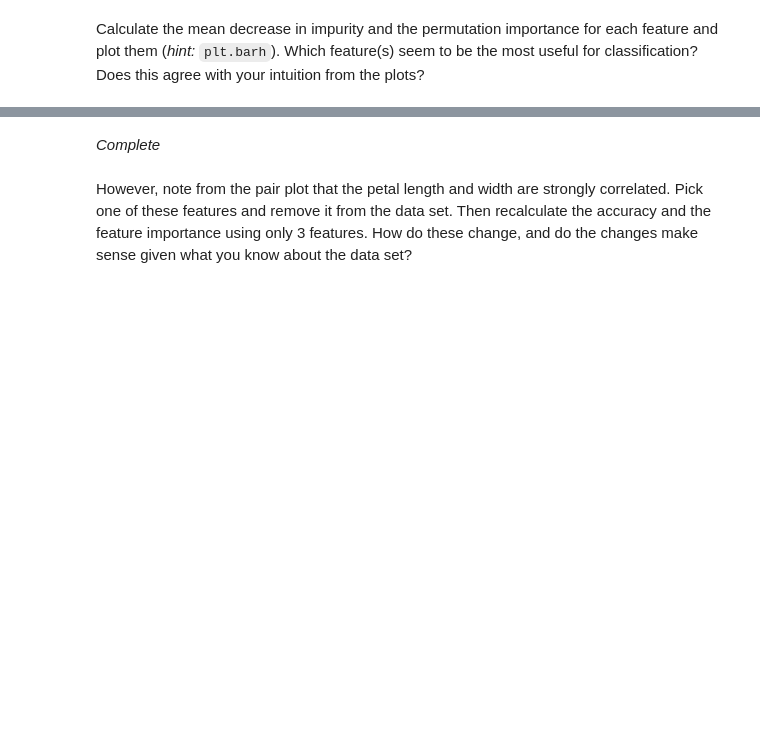
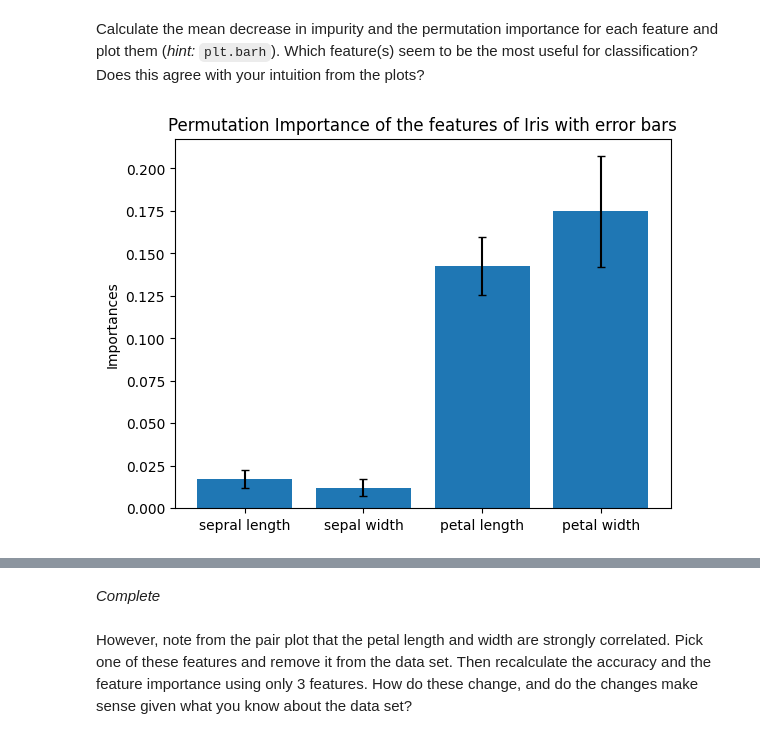
Before and after one commit to ASTR154/interpretability, a Jupyter notebook: interpretability.ipynb, the cells around one changed output, grey strips where cells are left out. Saved outputs shown, nothing was run; the diff lists cells and outputs as text; code cells hidden in the pictures; blank space fills up the shorter version.

```diff
--- a/interpretability.ipynb
+++ b/interpretability.ipynb
@@ -32,3 +107,40 @@ This time, let's classify it using a random forest. Initialize and train the ran
 # %% [markdown]
 Calculate the mean decrease in impurity and the permutation importance for each feature and plot them (*hint:* `plt.barh`). Which feature(s) seem to be the most useful for classification? Does this agree with your intuition from the plots?
+# %%
+
+
+
+
+
+
+
+
+
+
+
+
+####impurity
+
+
+
+
+
+
+
+
+importances = sklearn.inspection.permutation_importance(clf , iris_p , true_vals , scoring=None,
+                                          n_repeats=5, n_jobs=None, random_state=None,
+                                          sample_weight=None, max_samples=1.0)
+
+iris_columns= ['sepral length', 'sepal width', 'petal length', 'petal width']
+
+plt.bar(iris_columns, importances['importances_mean'], yerr = importances['importances_std'], capsize = 3)
+
+
+plt.ylabel('Importances')
+plt.title('Permutation Importance of the features of Iris with error bars')
+
+plt.show()
+# %% [output]
+[figure, added]
 # %%
```
Also changed, not shown: parts of 6 cells of this notebook.
